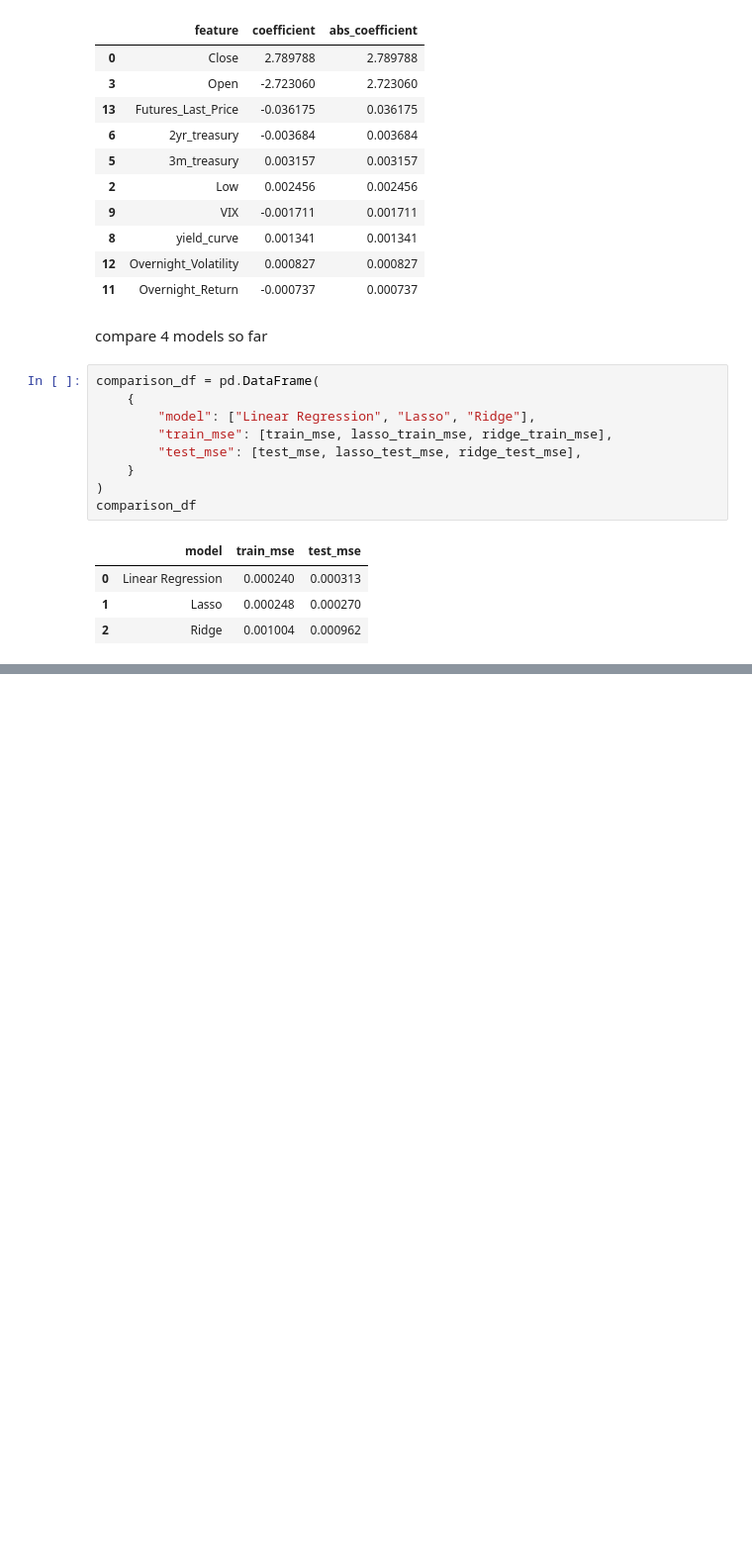
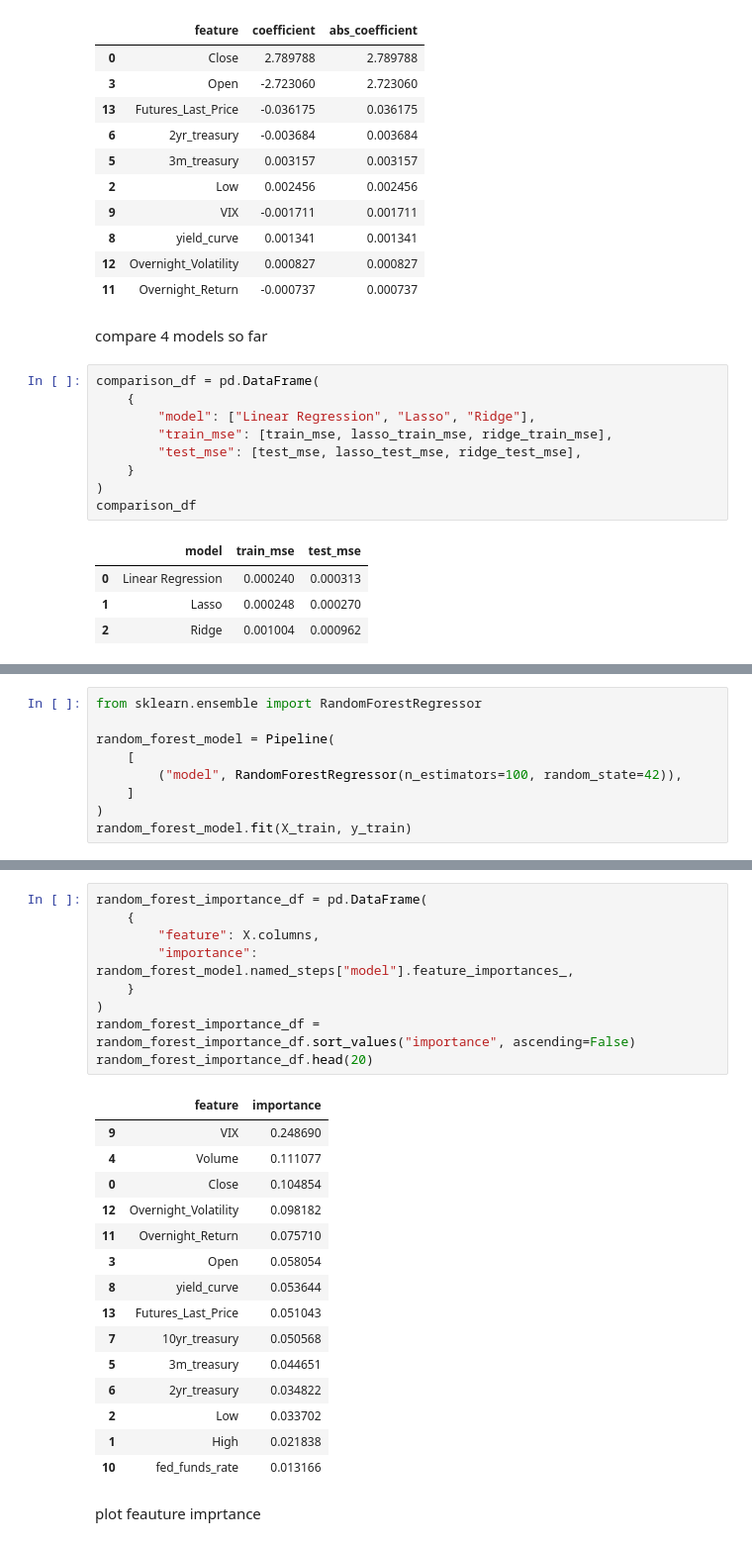
Before and after one commit to bradleyvance23/eco395-ml-midterm-kalshi, a Jupyter notebook: models_workflow.ipynb, the cells around one changed output, grey strips where cells are left out. Shown at 99% size. Drawn from its saved outputs; the diff is of its cells as text; blank space fills up the shorter version.

Commit message:
Added Random forest model and data frame to  compare all 5 models.

```diff
--- a/models_workflow.ipynb
+++ b/models_workflow.ipynb
@@ -336,0 +339,9 @@ comparison_df
+# %%
+from sklearn.ensemble import RandomForestRegressor
+
+random_forest_model = Pipeline(
+    [
+        ("model", RandomForestRegressor(n_estimators=100, random_state=42)),
+    ]
+)
+random_forest_model.fit(X_train, y_train)
@@ -336,0 +362,27 @@ comparison_df
+# %%
+random_forest_importance_df = pd.DataFrame(
+    {
+        "feature": X.columns,
+        "importance": random_forest_model.named_steps["model"].feature_importances_,
+    }
+)
+random_forest_importance_df = random_forest_importance_df.sort_values("importance", ascending=False)
+random_forest_importance_df.head(20)
+# %% [output]
+|  | feature | importance |
+| 9 | VIX | 0.248690 |
+| 4 | Volume | 0.111077 |
+| 0 | Close | 0.104854 |
+| 12 | Overnight_Volatility | 0.098182 |
+| 11 | Overnight_Return | 0.075710 |
+| 3 | Open | 0.058054 |
+| 8 | yield_curve | 0.053644 |
+| 13 | Futures_Last_Price | 0.051043 |
+| 7 | 10yr_treasury | 0.050568 |
+| 5 | 3m_treasury | 0.044651 |
+| 6 | 2yr_treasury | 0.034822 |
+| 2 | Low | 0.033702 |
+| 1 | High | 0.021838 |
+| 10 | fed_funds_rate | 0.013166 |
+# %% [markdown]
+plot feauture imprtance
```
Also changed, not shown: parts of 5 cells of this notebook.
